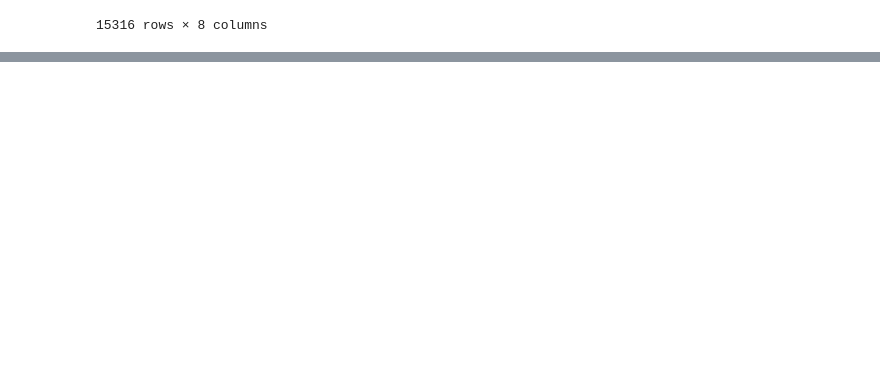
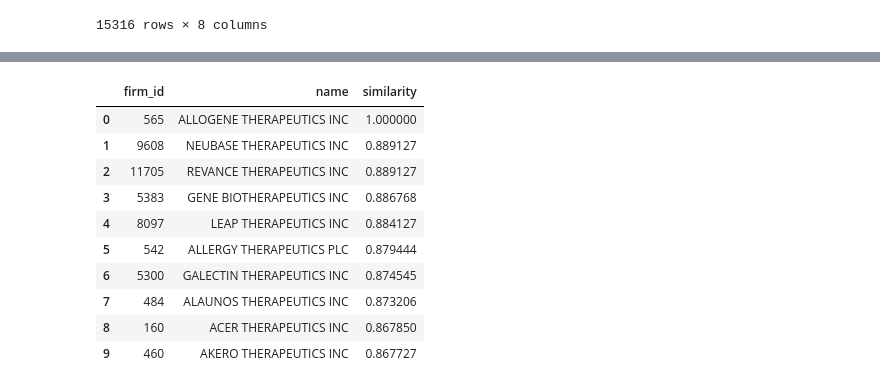
Before and after one commit to MarisLeander/patents_name_matching, a Jupyter notebook: notebooks/name_matching.ipynb, the cells around one changed output, grey strips where cells are left out. Saved outputs shown, nothing was run; the diff lists cells and outputs as text; code cells hidden in the pictures; blank space fills up the shorter version.

```diff
--- a/notebooks/name_matching.ipynb
+++ b/notebooks/name_matching.ipynb
@@ -162,7 +162,7 @@ def get_matching_firm(patstat_name: str) -> pd.DataFrame:
         FROM firm_names
         WHERE similarity > 0.8
         ORDER BY similarity DESC
-        LIMIT 1;
+        LIMIT 10;
     """
     df = con.sql(sql).fetchdf()
     return df
@@ -327,3 +318,17 @@ get_matching_firm('NATIONAL UNIVERSITY CORP TOTTORI UNIVERSITY')
+# %%
+get_matching_firm('ALLOGENE THERAPEUTICS INC')
+# %% [output]
+|  | firm_id | name | similarity |
+| 0 | 565 | ALLOGENE THERAPEUTICS INC | 1.000000 |
+| 1 | 9608 | NEUBASE THERAPEUTICS INC | 0.889127 |
+| 2 | 11705 | REVANCE THERAPEUTICS INC | 0.889127 |
+| 3 | 5383 | GENE BIOTHERAPEUTICS INC | 0.886768 |
+| 4 | 8097 | LEAP THERAPEUTICS INC | 0.884127 |
+| 5 | 542 | ALLERGY THERAPEUTICS PLC | 0.879444 |
+| 6 | 5300 | GALECTIN THERAPEUTICS INC | 0.874545 |
+| 7 | 484 | ALAUNOS THERAPEUTICS INC | 0.873206 |
+| 8 | 160 | ACER THERAPEUTICS INC | 0.867850 |
+| 9 | 460 | AKERO THERAPEUTICS INC | 0.867727 |
 # %%
 con.sql('ROLLBACK;')
 con.sql('show tables')
```
Also changed, not shown: parts of 14 cells of this notebook.
